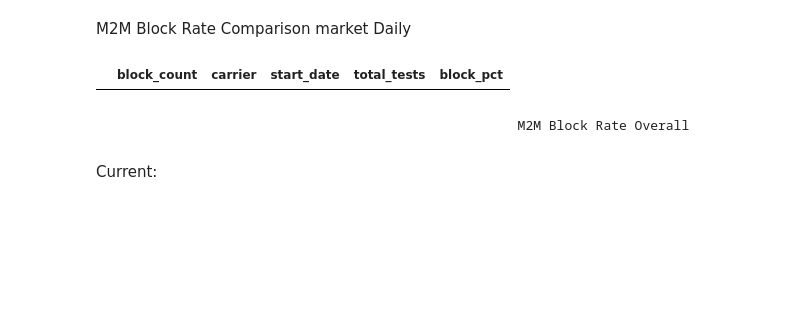
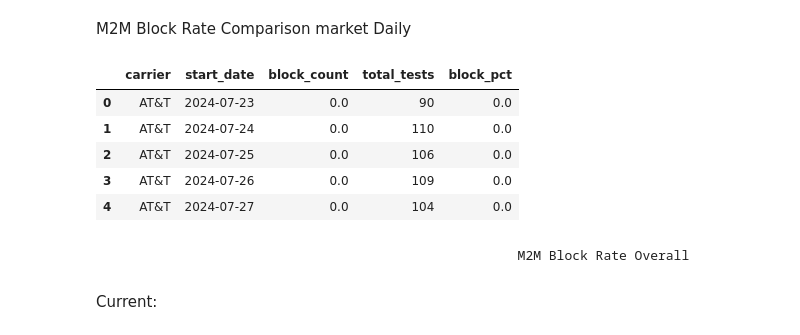
Before and after one commit to ookla-jennymassari/dq_reporting_test.py, a Jupyter notebook: dq_reporting_notebook.ipynb, the cells around one changed output. Drawn from its saved outputs; the diff is of its cells as text; code cells hidden in the pictures; blank space fills up the shorter version.

```diff
--- a/dq_reporting_notebook.ipynb
+++ b/dq_reporting_notebook.ipynb
@@ -856,25 +874,32 @@ M2M Block Rate Comparison market Daily
 # %%
 blk_3 = (
     call_data_comp[filtered_call_block_comp]
     .groupby(['carrier', 'start_date'], dropna=False)
     .size()
     .reset_index(name='block_count')
 )
 
 blk_4 = (
     call_data_comp
     .groupby(['carrier', 'start_date'], dropna=False)
     .size()
     .reset_index(name='total_tests')
 )
 
-block_comp = pd.merge(blk_3, blk_4, on=['carrier', 'start_date']).fillna(0)
+block_comp = pd.merge(blk_3, blk_4, on=['carrier', 'start_date'], how='right').fillna(0)
 
 block_comp['block_pct'] = round((block_comp['block_count'] / block_comp['total_tests']) * 100, 2)
 
+block_comp = block_comp[['carrier', 'start_date', 'block_count', 'total_tests', 'block_pct']]
+
 block_comp.head()
 # %% [output]
-|  | block_count | carrier | start_date | total_tests | block_pct |
+|  | carrier | start_date | block_count | total_tests | block_pct |
+| 0 | AT&T | 2024-07-23 | 0.0 | 90 | 0.0 |
+| 1 | AT&T | 2024-07-24 | 0.0 | 110 | 0.0 |
+| 2 | AT&T | 2024-07-25 | 0.0 | 106 | 0.0 |
+| 3 | AT&T | 2024-07-26 | 0.0 | 109 | 0.0 |
+| 4 | AT&T | 2024-07-27 | 0.0 | 104 | 0.0 |
 # %% [markdown]
                                                         M2M Block Rate Overall
 # %% [markdown]
```
Also changed, not shown: parts of 13 cells of this notebook.
